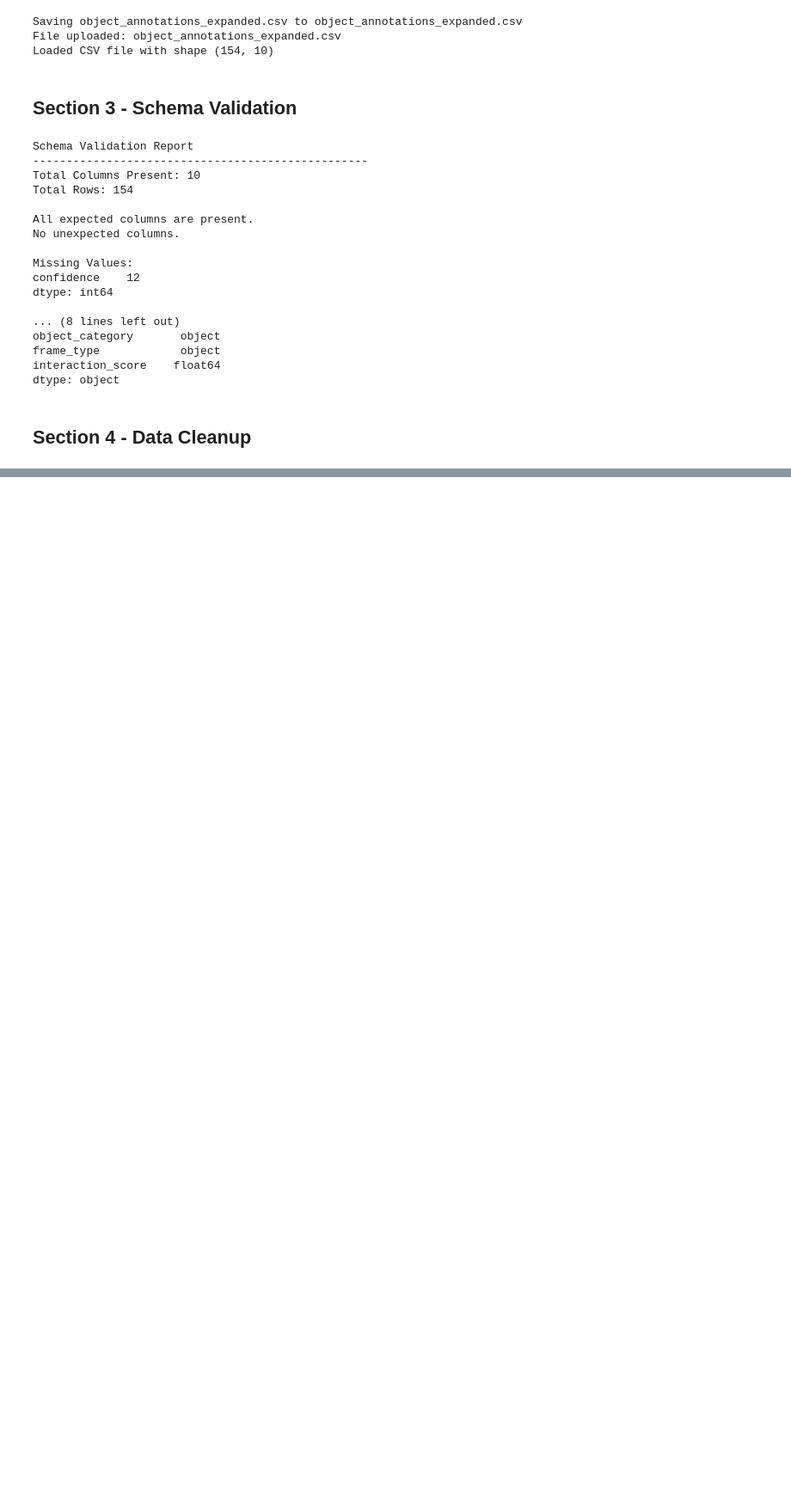
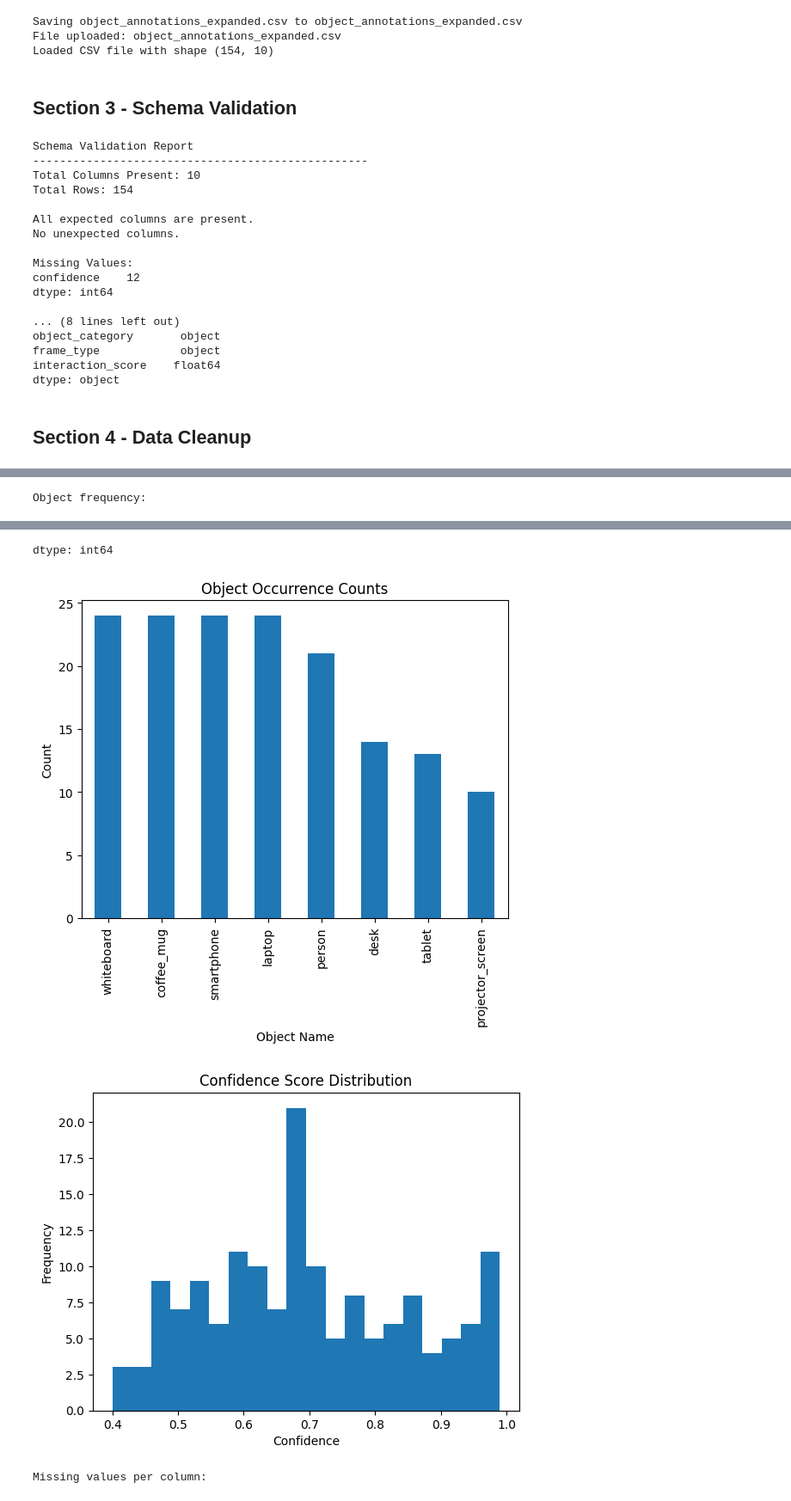
Before and after one commit to thegregbeyond/FreeFuse-AI-Calbright-Project, a Jupyter notebook: FreeFuse Data Cleaning.ipynb, the cells around one changed output, grey strips where cells are left out. Shown: that part at 86% size. Saved outputs shown, nothing was run; the diff lists cells and outputs as text; code cells hidden in the pictures; blank space fills up the shorter version.

```diff
--- a/FreeFuse Data Cleaning.ipynb
+++ b/FreeFuse Data Cleaning.ipynb
@@ -170,0 +193,30 @@ def normalize_columns(df):
+# %%
+# Section 5: Initial EDA
+
+print("Summary statistics for numeric columns:")
+display(df.describe())
+
+# Object frequency
+object_counts = df['object_name'].value_counts()
+print("\nObject frequency:")
+display(object_counts)
+
+plt.figure()
+object_counts.plot.bar()
+plt.title('Object Occurrence Counts')
+plt.xlabel('Object Name')
+plt.ylabel('Count')
+plt.show()
+
+# Confidence score
+plt.figure()
+plt.hist(df['confidence'], bins=20)
+plt.title('Confidence Score Distribution')
+plt.xlabel('Confidence')
+plt.ylabel('Frequency')
+plt.show()
+
+# Missing values check
+print("\nMissing values per column:")
+display(df.isnull().sum())
+# %% [output]
@@ -170,0 +233 @@ def normalize_columns(df):
+Object frequency:
@@ -170,0 +244,4 @@ def normalize_columns(df):
+dtype: int64
+[figure, added]
+[figure, added]
+Missing values per column:
```
Also changed, not shown: parts of 3 cells of this notebook.
